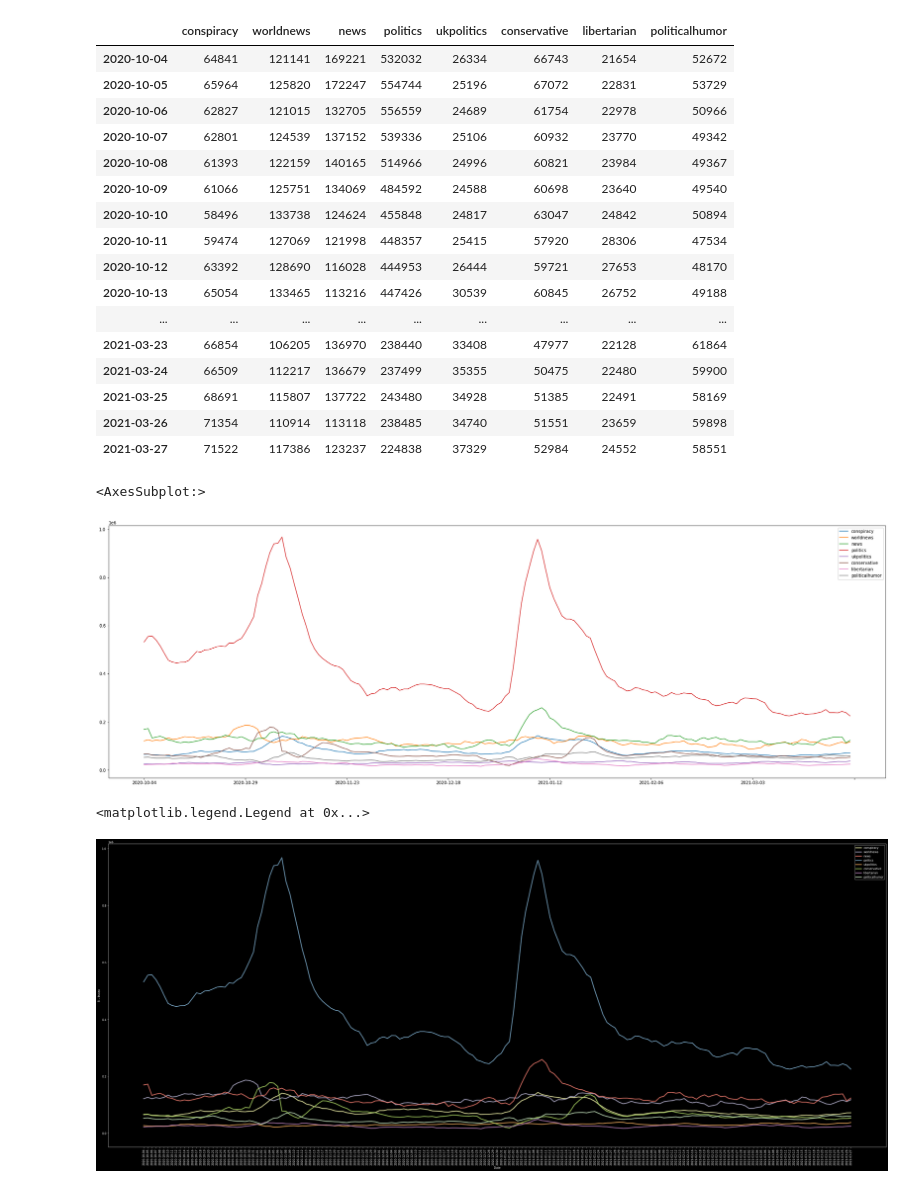
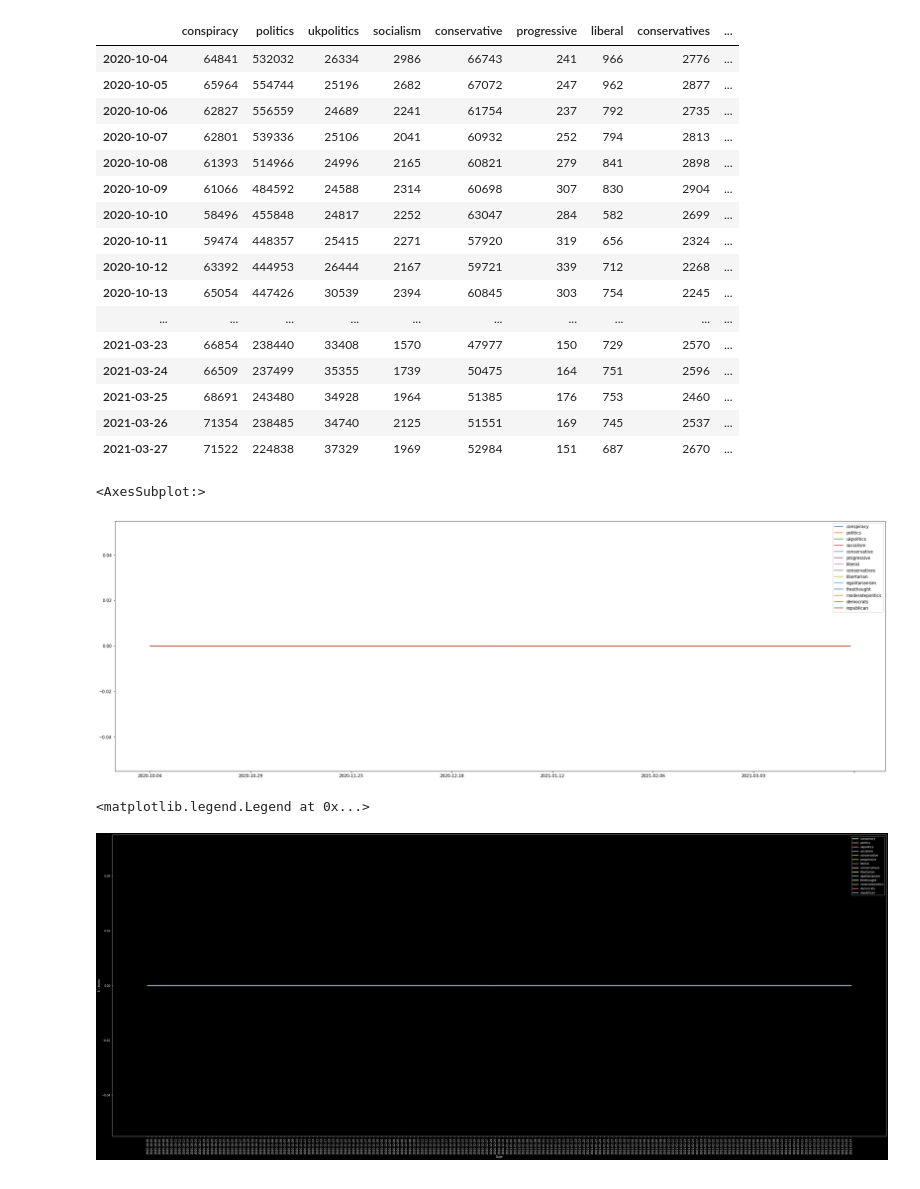
Before and after one commit to casonk/pushshift_python, a Jupyter notebook: Great_Lakes_HPC/ipynbs/insurrection/subalitk/best_fit.ipynb, the cells around one changed output. Saved outputs shown, nothing was run; the diff lists cells and outputs as text; code cells hidden in the pictures.

```diff
--- a/Great_Lakes_HPC/ipynbs/insurrection/subalitk/best_fit.ipynb
+++ b/Great_Lakes_HPC/ipynbs/insurrection/subalitk/best_fit.ipynb
@@ -186,8 +200,6 @@ post_data.to_pickle((id_l + '/SUBALITK/SUBALITK_EI_DATA__best_fit.pkl'))
 # %%
-ei_data = pd.read_pickle((id_l + '/SUBALITK/SUBALITK_EI_DATA__best_fit.pkl'))
-e_data = pd.read_pickle((id_l + '/SUBALITK/SUBALITK_EI_DATA__best_fit.pkl'))
-i_data = pd.read_pickle((id_l + '/SUBALITK/SUBALITK_EI_DATA__best_fit.pkl'))
-size_data = pd.read_pickle((id_l + '/SUBALITK/SUBALITK_EI_DATA__best_fit.pkl'))
-post_data = pd.read_pickle((id_l + '/SUBALITK/SUBALITK_EI_DATA__best_fit.pkl'))
+ei_data = pd.read_pickle((id_l + '/SUBALITK/SUBALITK_EI_DATA__best_fit_core.pkl'))
+e_data = pd.read_pickle((id_l + '/SUBALITK/SUBALITK_EI_DATA__best_fit_core.pkl'))
+i_data = pd.read_pickle((id_l + '/SUBALITK/SUBALITK_EI_DATA__best_fit_core.pkl'))
+size_data = pd.read_pickle((id_l + '/SUBALITK/SUBALITK_EI_DATA__best_fit_core.pkl'))
+post_data = pd.read_pickle((id_l + '/SUBALITK/SUBALITK_EI_DATA__best_fit_core.pkl'))
-# %%
-ei_data = (e_data - i_data) / (e_data + i_data)
@@ -258,40 +206,40 @@ subbert = [
 # %%
-ei_data[subbert]
+ei_data
 # %% [output]
-|  | conspiracy | worldnews | news | politics | ukpolitics | conservative | libertarian | politicalhumor |
-| 2020-10-04 | 64841 | 121141 | 169221 | 532032 | 26334 | 66743 | 21654 | 52672 |
-| 2020-10-05 | 65964 | 125820 | 172247 | 554744 | 25196 | 67072 | 22831 | 53729 |
-| 2020-10-06 | 62827 | 121015 | 132705 | 556559 | 24689 | 61754 | 22978 | 50966 |
-| 2020-10-07 | 62801 | 124539 | 137152 | 539336 | 25106 | 60932 | 23770 | 49342 |
-| 2020-10-08 | 61393 | 122159 | 140165 | 514966 | 24996 | 60821 | 23984 | 49367 |
-| 2020-10-09 | 61066 | 125751 | 134069 | 484592 | 24588 | 60698 | 23640 | 49540 |
-| 2020-10-10 | 58496 | 133738 | 124624 | 455848 | 24817 | 63047 | 24842 | 50894 |
-| 2020-10-11 | 59474 | 127069 | 121998 | 448357 | 25415 | 57920 | 28306 | 47534 |
-| 2020-10-12 | 63392 | 128690 | 116028 | 444953 | 26444 | 59721 | 27653 | 48170 |
-| 2020-10-13 | 65054 | 133465 | 113216 | 447426 | 30539 | 60845 | 26752 | 49188 |
-| ... | ... | ... | ... | ... | ... | ... | ... | ... |
-| 2021-03-23 | 66854 | 106205 | 136970 | 238440 | 33408 | 47977 | 22128 | 61864 |
-| 2021-03-24 | 66509 | 112217 | 136679 | 237499 | 35355 | 50475 | 22480 | 59900 |
-| 2021-03-25 | 68691 | 115807 | 137722 | 243480 | 34928 | 51385 | 22491 | 58169 |
-| 2021-03-26 | 71354 | 110914 | 113118 | 238485 | 34740 | 51551 | 23659 | 59898 |
-| 2021-03-27 | 71522 | 117386 | 123237 | 224838 | 37329 | 52984 | 24552 | 58551 |
+|  | conspiracy | politics | ukpolitics | socialism | conservative | progressive | liberal | conservatives | ... |
+| 2020-10-04 | 64841 | 532032 | 26334 | 2986 | 66743 | 241 | 966 | 2776 | ... |
+| 2020-10-05 | 65964 | 554744 | 25196 | 2682 | 67072 | 247 | 962 | 2877 | ... |
+| 2020-10-06 | 62827 | 556559 | 24689 | 2241 | 61754 | 237 | 792 | 2735 | ... |
+| 2020-10-07 | 62801 | 539336 | 25106 | 2041 | 60932 | 252 | 794 | 2813 | ... |
+| 2020-10-08 | 61393 | 514966 | 24996 | 2165 | 60821 | 279 | 841 | 2898 | ... |
+| 2020-10-09 | 61066 | 484592 | 24588 | 2314 | 60698 | 307 | 830 | 2904 | ... |
+| 2020-10-10 | 58496 | 455848 | 24817 | 2252 | 63047 | 284 | 582 | 2699 | ... |
+| 2020-10-11 | 59474 | 448357 | 25415 | 2271 | 57920 | 319 | 656 | 2324 | ... |
+| 2020-10-12 | 63392 | 444953 | 26444 | 2167 | 59721 | 339 | 712 | 2268 | ... |
+| 2020-10-13 | 65054 | 447426 | 30539 | 2394 | 60845 | 303 | 754 | 2245 | ... |
+| ... | ... | ... | ... | ... | ... | ... | ... | ... | ... |
+| 2021-03-23 | 66854 | 238440 | 33408 | 1570 | 47977 | 150 | 729 | 2570 | ... |
+| 2021-03-24 | 66509 | 237499 | 35355 | 1739 | 50475 | 164 | 751 | 2596 | ... |
+| 2021-03-25 | 68691 | 243480 | 34928 | 1964 | 51385 | 176 | 753 | 2460 | ... |
+| 2021-03-26 | 71354 | 238485 | 34740 | 2125 | 51551 | 169 | 745 | 2537 | ... |
+| 2021-03-27 | 71522 | 224838 | 37329 | 1969 | 52984 | 151 | 687 | 2670 | ... |
 # %%
-ei_data[subbert].plot(figsize=(33,11))
+ei_data.plot(figsize=(33,11))
 # %% [output]
 <AxesSubplot:>
-[figure, old version]
+[figure, new version]
 # %%
 plt.style.use('dark_background')
 # %%
 fig = plt.figure(figsize=(50,20))
 plt.plot(_center_dates, [0 for _ in _center_dates], alpha=0)
-for sub in ei_data[subbert].columns:
-    plt.plot(ei_data.index, ei_data[subbert][sub], lw=3.333, alpha=0.75, label=sub)
+for sub in ei_data.columns:
+    plt.plot(ei_data.index, ei_data[sub], lw=3.333, alpha=0.75, label=sub)
 plt.xticks(rotation=90)
 plt.xlabel('Date')
 plt.ylabel('EI - Index')
 plt.legend()
 # %% [output]
 <matplotlib.legend.Legend at 0x...>
-[figure, old version]
+[figure, new version]
 # %%
```
Also changed, not shown: parts of 9 cells of this notebook, 5 other files.
